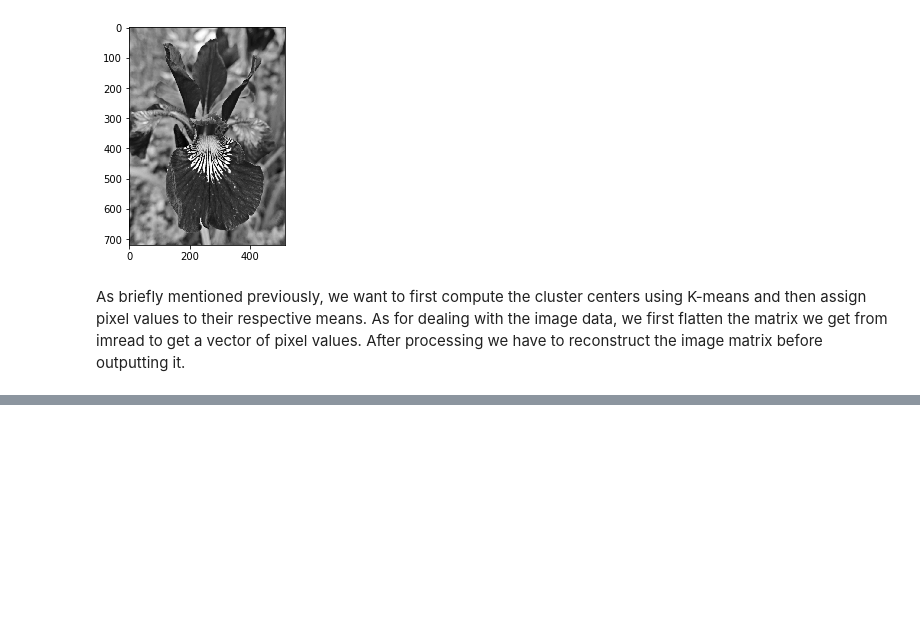
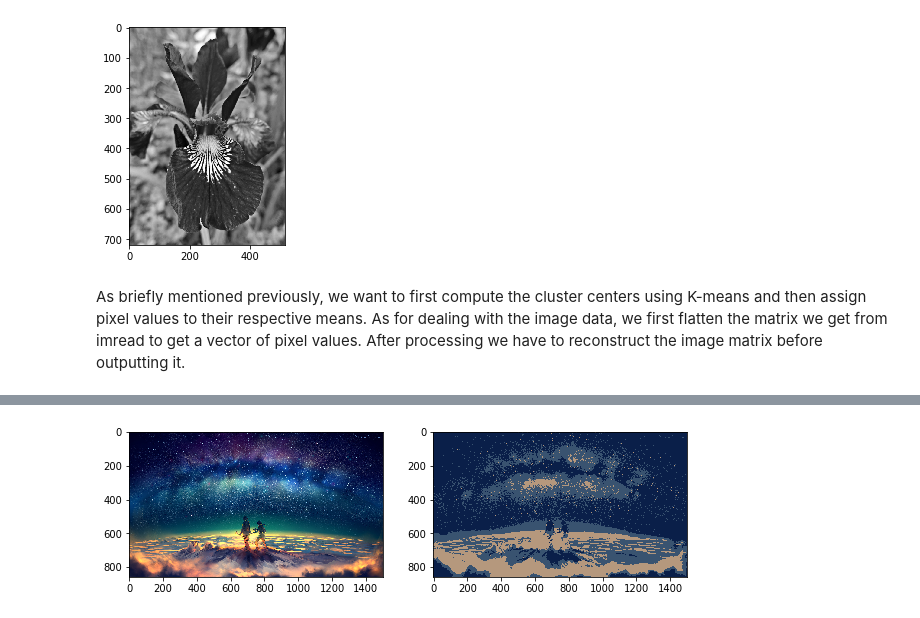
Before and after one commit to chaue/KMeans, a Jupyter notebook: KMeansImage.ipynb, the cells around one changed output, grey strips where cells are left out. Drawn from its saved outputs; the diff is of its cells as text; code cells hidden in the pictures; blank space fills up the shorter version.

```diff
--- a/KMeansImage.ipynb
+++ b/KMeansImage.ipynb
@@ -90,0 +159,5 @@ def imgseg(img, k):
+# %%
+%%time
+img = plt.imread('bigimg.png')
+rgbaimgseg(img, 3)
+# %% [output]
@@ -90,0 +165 @@ def imgseg(img, k):
+[figure, added]
```
Also changed, not shown: parts of 21 cells of this notebook.
